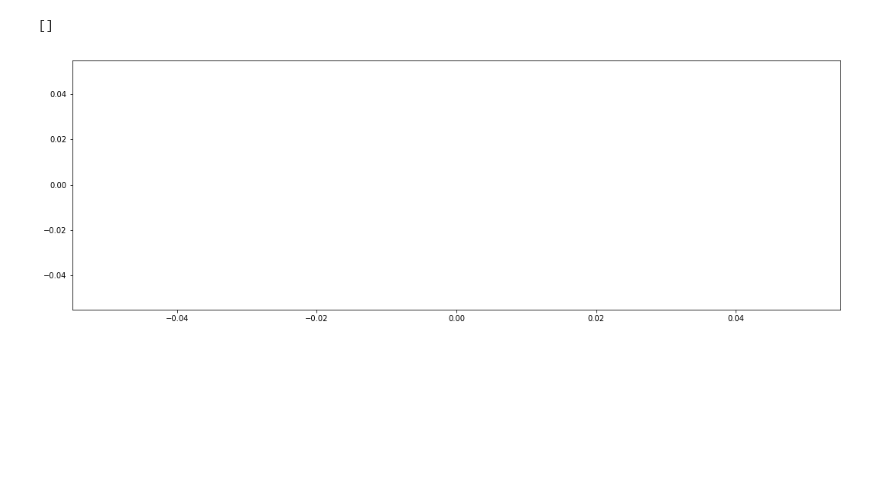
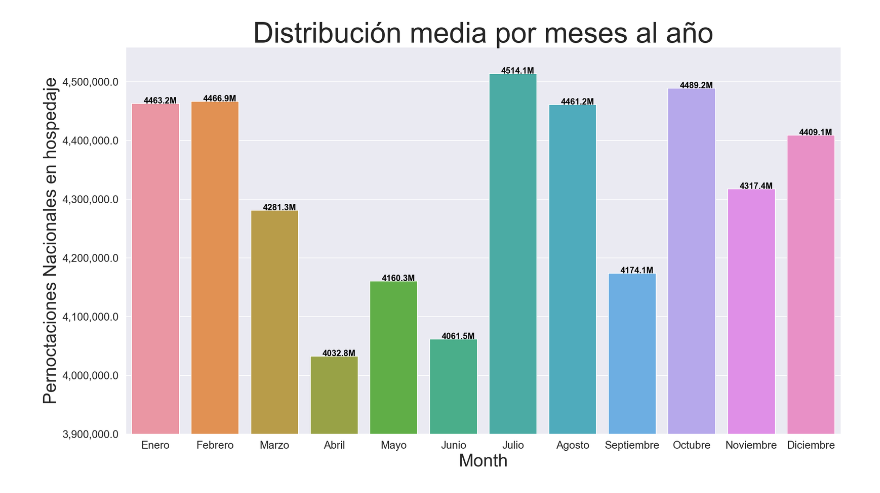
Before and after one commit to romellfudi/MinCeTur, a Jupyter notebook: pernoctaciones/pernoctaciones.ipynb, the cells around one changed output. Saved outputs shown, nothing was run; the diff lists cells and outputs as text; code cells hidden in the pictures; blank space fills up the shorter version.

Commit message:
Pernoctaciones en Hoteles Notebook

```diff
--- a/pernoctaciones/pernoctaciones.ipynb
+++ b/pernoctaciones/pernoctaciones.ipynb
@@ -1,16 +13,45 @@
 # %%
-# import warnings
-# warnings.filterwarnings(action='once')
-# warnings.simplefilter('ignore')
+import warnings
+warnings.simplefilter('ignore')
 
 %matplotlib inline
 import matplotlib.pyplot as plt
+from matplotlib.collections import LineCollection
 import numpy as np
 import pandas as pd
+import seaborn as sns
+sns.set('notebook')
 from __future__ import division
-plt.rcParams['figure.figsize'] = (18,6)
+import statsmodels.api as sm
+plt.rcParams['figure.figsize'] = (18,10)
+plt.rcParams['axes.titlesize'] = 40
+plt.rcParams['axes.labelsize'] = 25
+plt.rcParams['ytick.labelsize'] = 15
+plt.rcParams['xtick.labelsize'] = 15
+%config InlineBackend.figure_format = 'retina'
-# %%
-plt.plot()
-# %% [output]
-[]
-[figure, removed]
+# %%
+def clean_dataframe(df):
+    df.dropna(axis=1,how='all',inplace=True)
+    columns_navalue =  df.columns[df.isna().any()].tolist()
+    if columns_navalue != []:
+        df.ix[-1,columns_navalue] = df[columns_navalue].median()
+        df[columns_navalue] = df[columns_navalue].interpolate()
+# %%
+def show_descriptive_data_by_month(name_file,title ='Tourist'):
+    df = pd.read_excel(name_file,sheet_name='rptaniomes',nrows=12,
+                           skiprows=3,index_col=0,)
+    clean_dataframe(df)
+    df = df.T
+    col_name = 'Month'
+    info = df.median().to_frame().reset_index()
+    info.columns = [col_name,title]
+    ax = sns.barplot(data=info,x=col_name,y=title)
+    vals = info[title].values
+    for i, v in enumerate(vals):
+        ax.text(i-.2 , v , str('%.1fM'%(v/1000)), color='black', fontweight='bold')
+    plt.ylim((vals.min()*.99,vals.max()*1.01))
+    xx, locs = plt.yticks()
+    ll = ['{:,}'.format(a) for a in xx]
+    plt.yticks(xx[:-1], ll[:-1])
+    plt.title('Distribución media por meses al año')
+    plt.show();
@@ -16,0 +93,4 @@ plt.plot()
+# %%
+show_descriptive_data_by_month('rptaniomes_b.xls','Pernoctaciones Nacionales en hospedaje')
+# %% [output]
+[figure, added]
```
Also changed, not shown: parts of 11 cells of this notebook.
